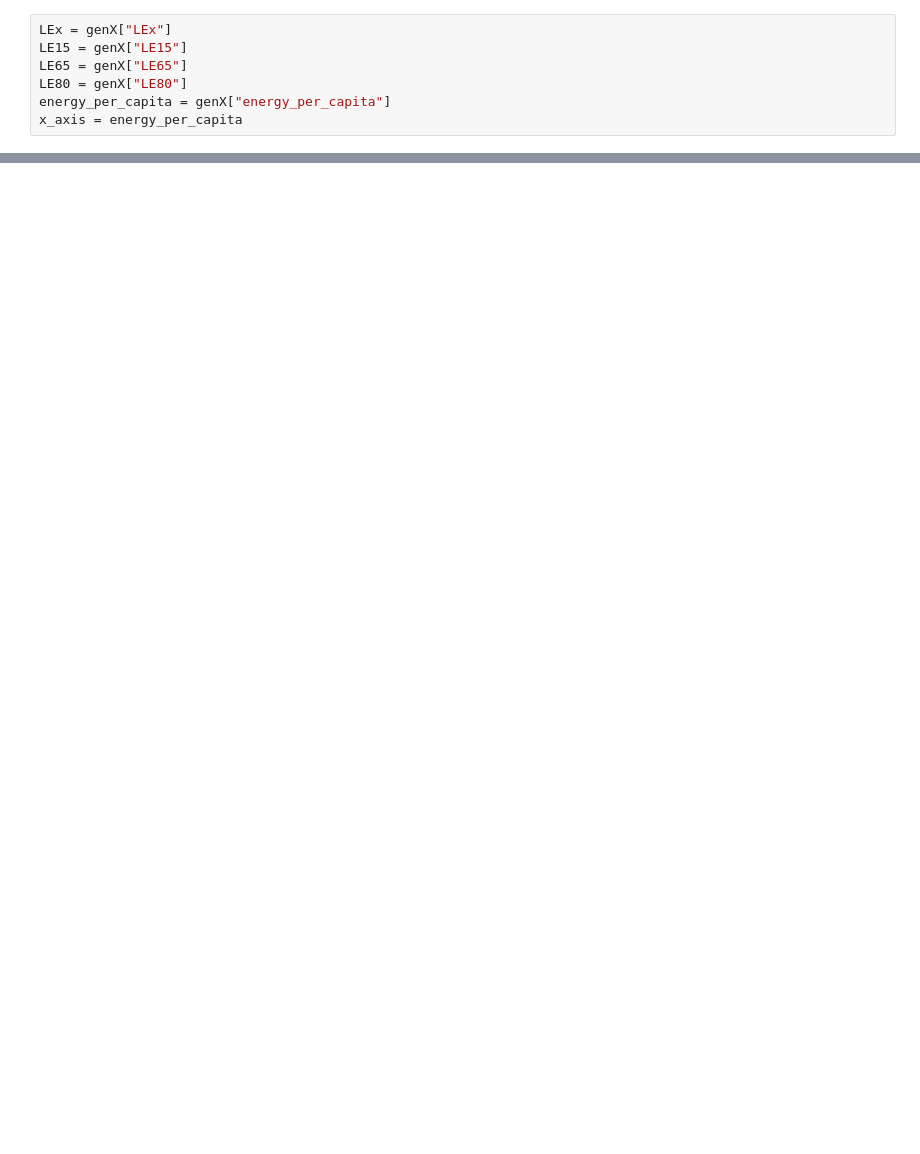
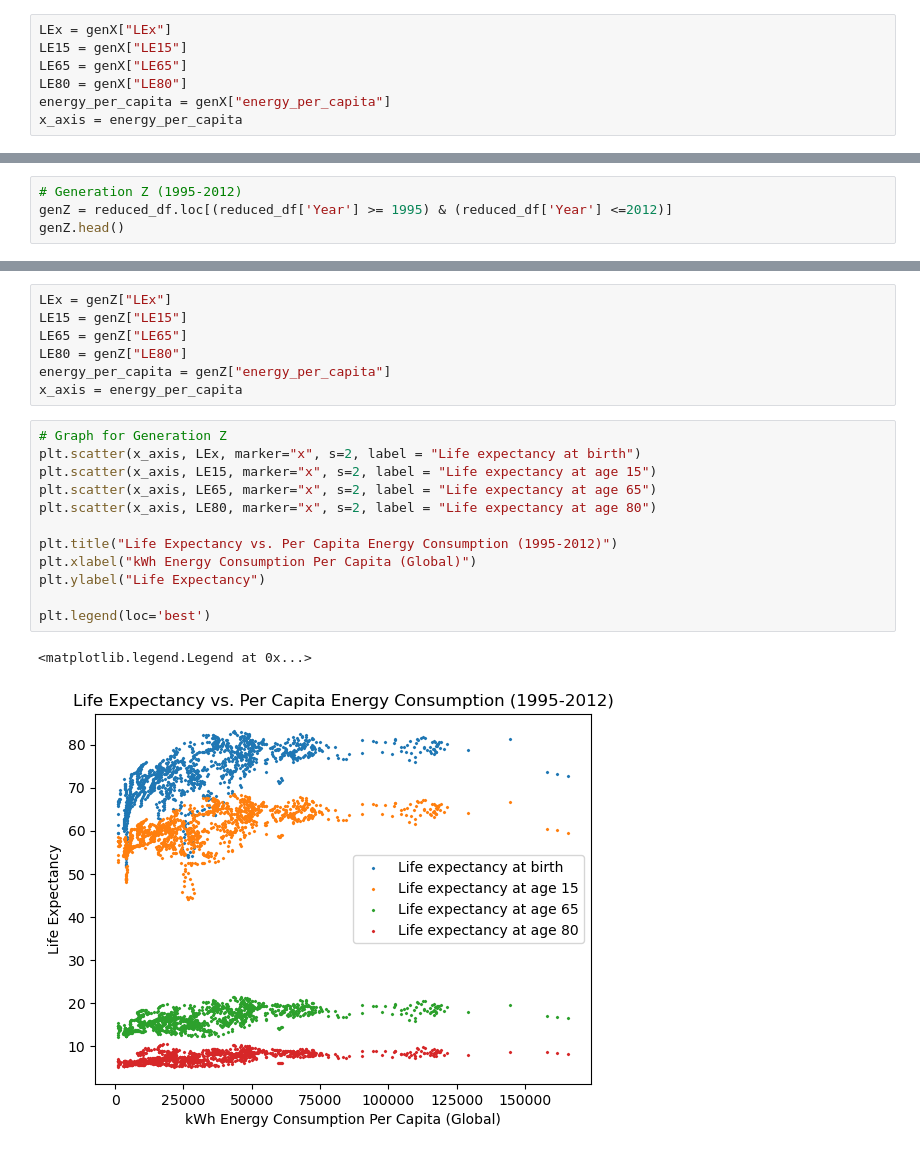
Before and after one commit to Faith-Hall/Group-Project-1, a Jupyter notebook: analysis_1.ipynb, the cells around one changed output, grey strips where cells are left out. Cells and saved outputs as stored; diff of their text form; blank space fills up the shorter version.

```diff
--- a/analysis_1.ipynb
+++ b/analysis_1.ipynb
@@ -146,0 +161,4 @@ plt.legend(loc='best')
+# %%
+# Generation Z (1995-2012)
+genZ = reduced_df.loc[(reduced_df['Year'] >= 1995) & (reduced_df['Year'] <=2012)]
+genZ.head()
@@ -146,0 +172,22 @@ plt.legend(loc='best')
+# %%
+LEx = genZ["LEx"]
+LE15 = genZ["LE15"]
+LE65 = genZ["LE65"]
+LE80 = genZ["LE80"]
+energy_per_capita = genZ["energy_per_capita"]
+x_axis = energy_per_capita
+# %%
+# Graph for Generation Z
+plt.scatter(x_axis, LEx, marker="x", s=2, label = "Life expectancy at birth")
+plt.scatter(x_axis, LE15, marker="x", s=2, label = "Life expectancy at age 15")
+plt.scatter(x_axis, LE65, marker="x", s=2, label = "Life expectancy at age 65")
+plt.scatter(x_axis, LE80, marker="x", s=2, label = "Life expectancy at age 80")
+
+plt.title("Life Expectancy vs. Per Capita Energy Consumption (1995-2012)")
+plt.xlabel("kWh Energy Consumption Per Capita (Global)")
+plt.ylabel("Life Expectancy")
+
+plt.legend(loc='best')
+# %% [output]
+<matplotlib.legend.Legend at 0x...>
+[figure, added]
```
Also changed, not shown: parts of 10 cells of this notebook.
